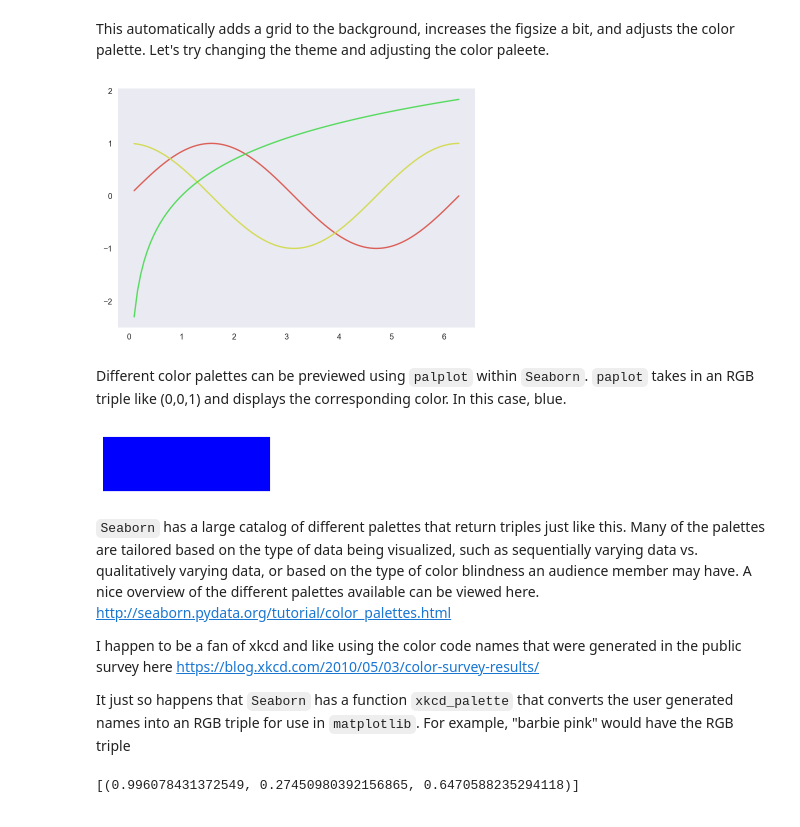
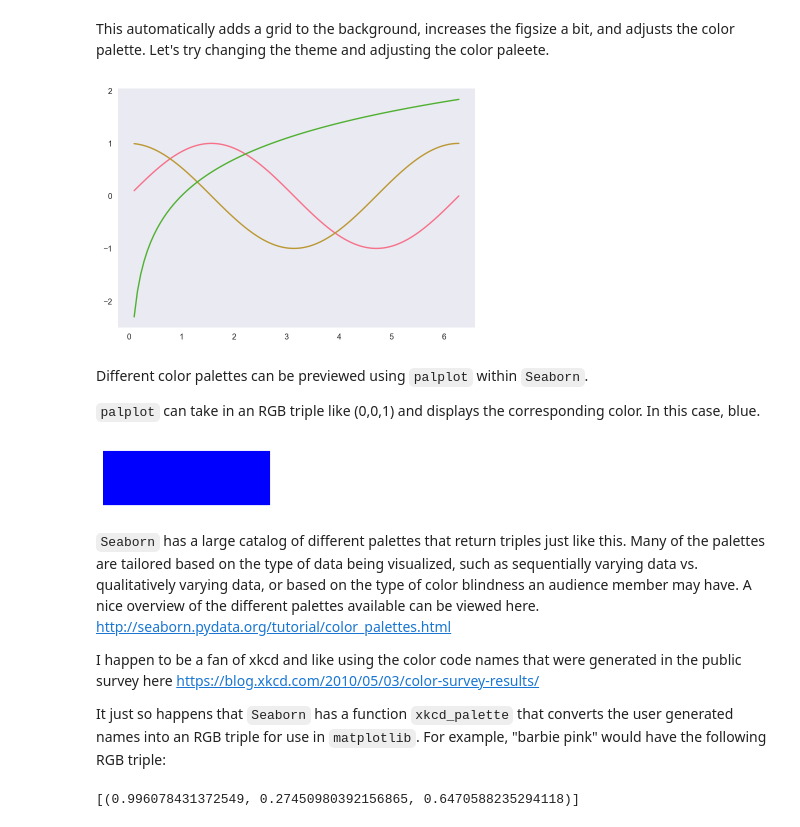
Before and after one commit to icweaver/astr110, a Jupyter notebook: orbital_trajectory/sample_notebook.ipynb, the cells around one changed output. Saved outputs shown, nothing was run; the diff lists cells and outputs as text; code cells hidden in the pictures.

Commit message:
added quick Seaborn intro

````diff
--- a/orbital_trajectory/sample_notebook.ipynb
+++ b/orbital_trajectory/sample_notebook.ipynb
@@ -31,15 +31,17 @@ fig = plt.figure()
 This automatically adds a grid to the background, increases the figsize a bit, and adjusts the color palette. Let's try changing the theme and adjusting the color paleete.
 # %%
 sns.set_context('paper') # paper, talk, poster
-sns.set_palette('hls')
+sns.set_palette('husl')
 sns.set_style('dark')
 
 [plt.plot(x, func(x)) for func in (np.sin, np.cos, np.log)]
 plt.show()
 # %% [output]
-[figure, old version]
+[figure, new version]
 # %% [markdown]
-Different color palettes can be previewed using ```palplot``` within ```Seaborn```. ```paplot``` takes in an RGB triple like (0,0,1) and displays the corresponding color. In this case, blue.
+Different color palettes can be previewed using ```palplot``` within ```Seaborn```.
+
+```palplot``` can take in an RGB triple like (0,0,1) and displays the corresponding color. In this case, blue.
 # %%
 sns.palplot((0,0,1))
 # %% [output]
@@ -49,7 +51,7 @@ sns.palplot((0,0,1))
 
 I happen to be a fan of xkcd and like using the color code names that were generated in the public survey here https://blog.xkcd.com/2010/05/03/color-survey-results/
 
-It just so happens that ```Seaborn``` has a function ```xkcd_palette``` that converts the user generated names into an RGB triple for use in ```matplotlib```. For example, "barbie pink" would have the RGB triple
+It just so happens that ```Seaborn``` has a function ```xkcd_palette``` that converts the user generated names into an RGB triple for use in ```matplotlib```. For example, "barbie pink" would have the following RGB triple:
 # %%
 sns.xkcd_palette(["barbie pink"])
 # %% [output]
````
Also changed, not shown: parts of 6 cells of this notebook, 2 other files.
